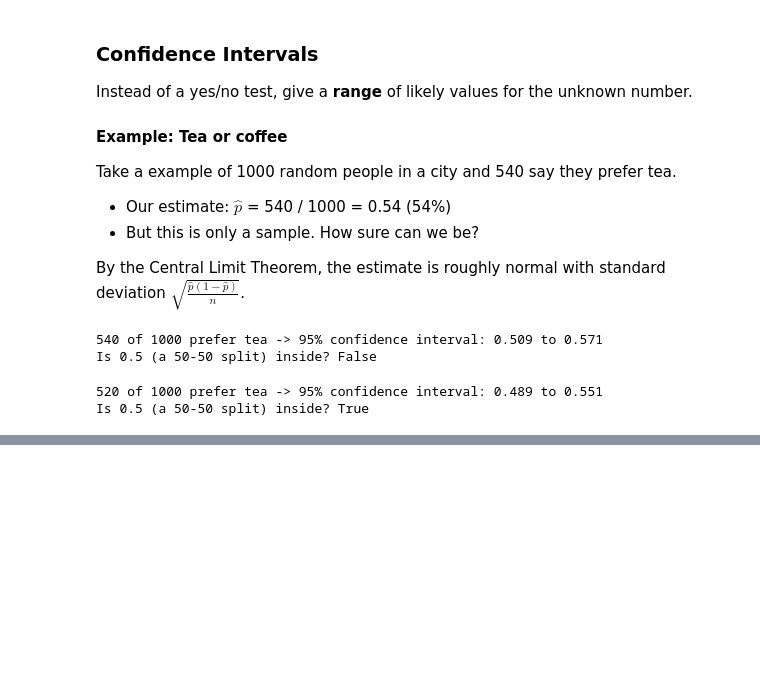
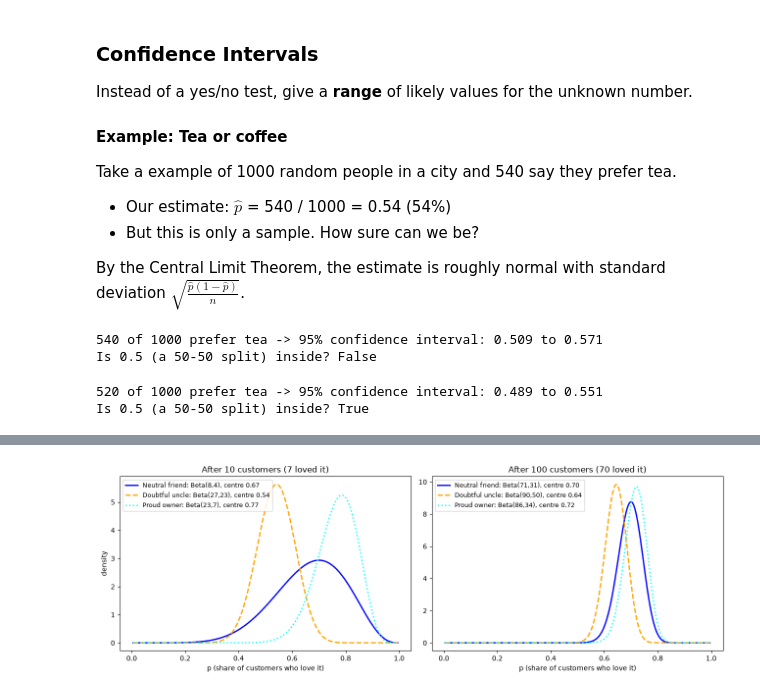
Before and after one commit to mat6099/ML_Debasis_Das, a Jupyter notebook: Hypothesis_Inference.ipynb, the cells around one changed output, grey strips where cells are left out. Drawn from its saved outputs; the diff is of its cells as text; code cells hidden in the pictures; blank space fills up the shorter version.

```diff
--- a/Hypothesis_Inference.ipynb
+++ b/Hypothesis_Inference.ipynb
@@ -279,0 +405,26 @@ Is 0.5 (a 50-50 split) inside? True
+# %%
+def beta_mean(alpha, beta):
+    return alpha / (alpha + beta)
+
+priors = {"Neutral friend": (1, 1), "Doubtful uncle": (20, 20), "Proud owner": (16, 4)}
+colors = ['blue', 'orange', 'aqua']
+styles = ["-", "--", ":"]
+
+def plot_posteriors(loved, not_loved, ax):
+    for (name, (a, b)), color, style in zip(priors.items(), colors, styles):
+        post_a, post_b = a + loved, b + not_loved
+        ax.plot(xs, [beta_pdf(x, post_a, post_b) for x in xs], style, color=color, linewidth=2,
+                label=f"{name}: Beta({post_a},{post_b}), centre {beta_mean(post_a, post_b):.2f}")
+    ax.set_xlabel("p (share of customers who love it)")
+    ax.legend(loc="upper left", fontsize=9)
+
+fig, (left, right) = plt.subplots(1, 2, figsize=(13, 4.5))
+plot_posteriors(7, 3, left)
+left.set_title("After 10 customers (7 loved it)")
+left.set_ylabel("density")
+plot_posteriors(70, 30, right)
+right.set_title("After 100 customers (70 loved it)")
+plt.tight_layout()
+plt.show()
+# %% [output]
+[figure, added]
```
Also changed, not shown: parts of 7 cells of this notebook.
